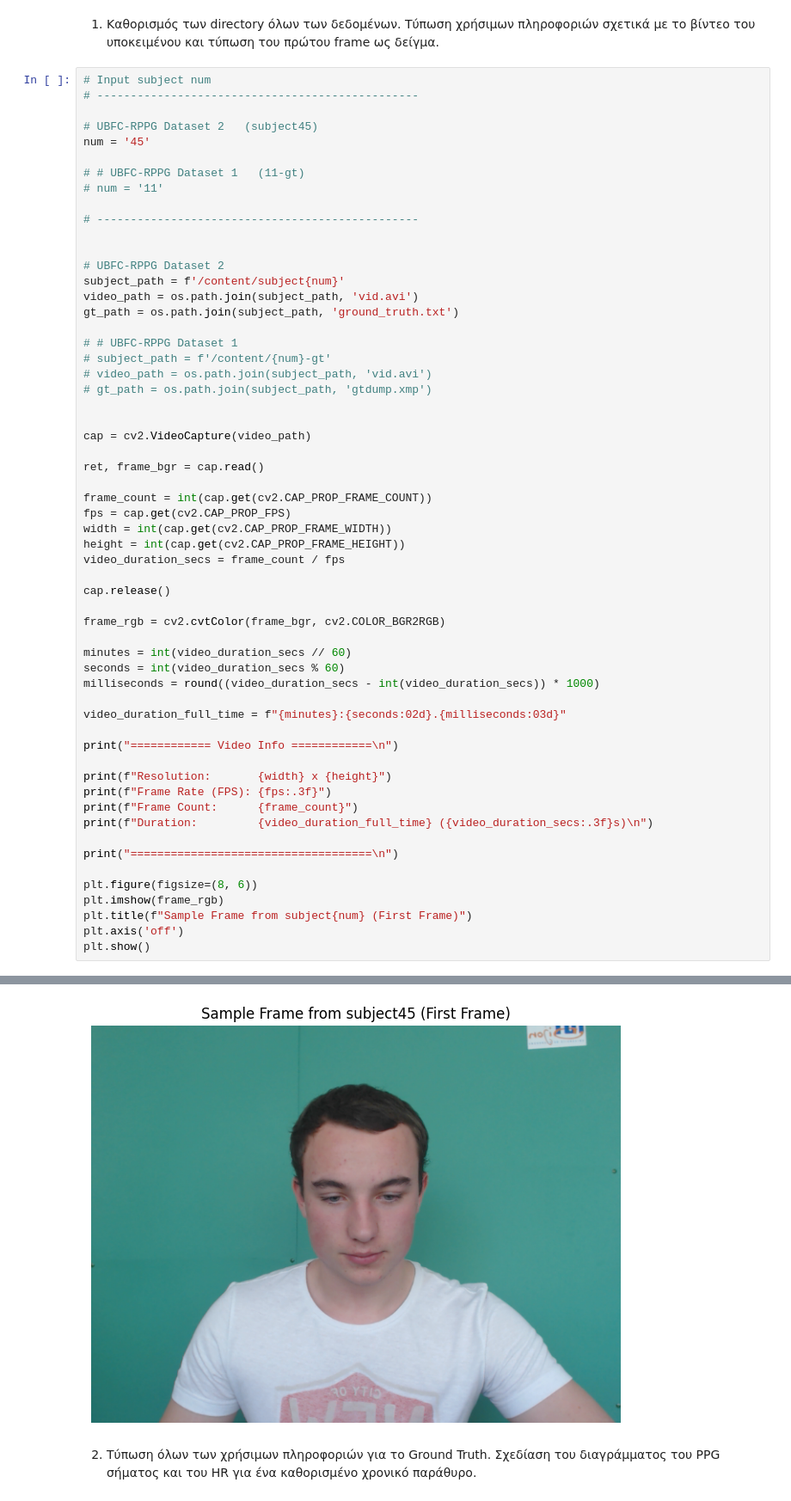
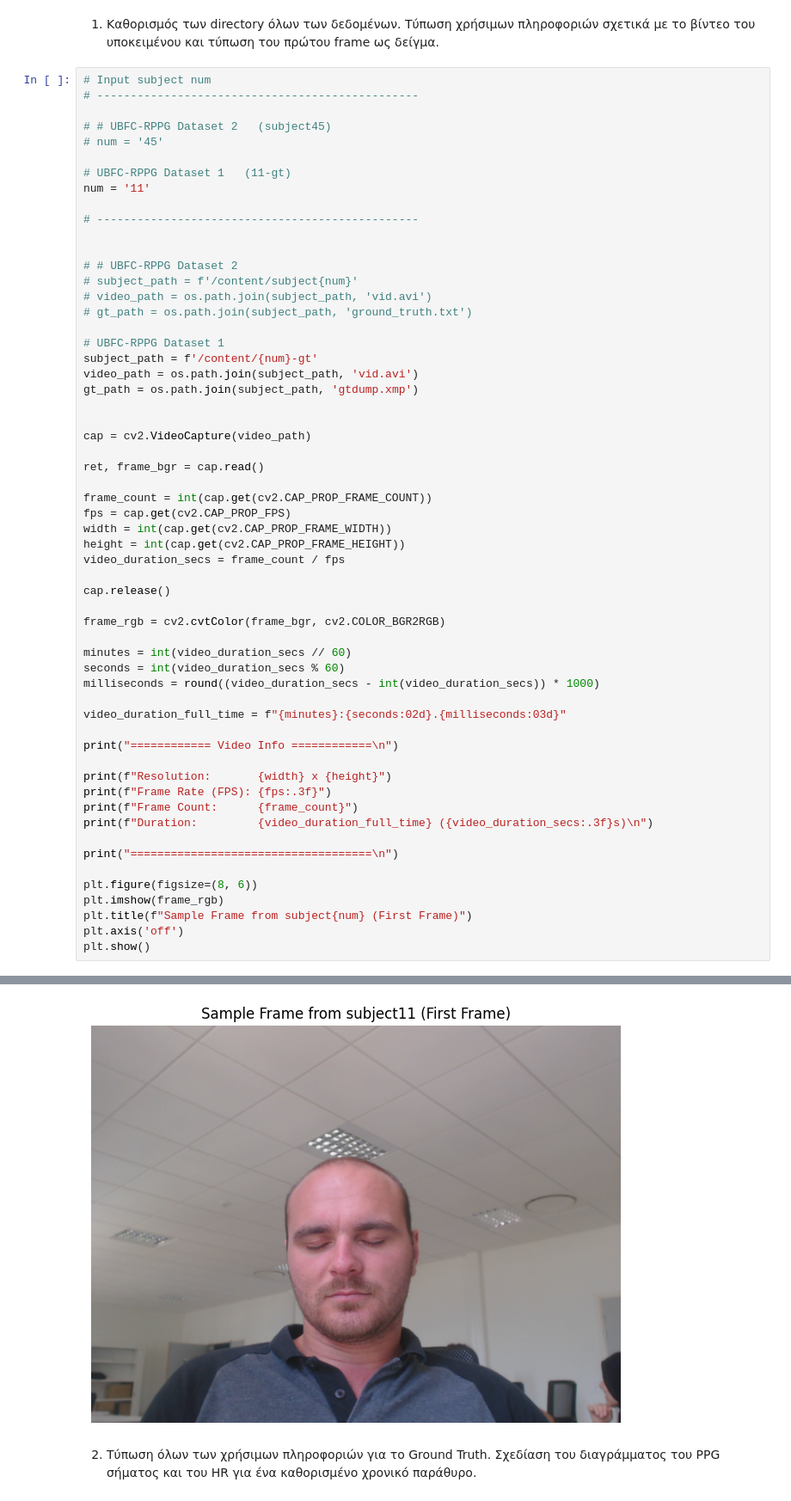
Before and after one commit to iliaxant/HR_Extraction_from_Video, a Jupyter notebook: HR_Extraction_from_Video.ipynb, the cells around one changed output, grey strips where cells are left out. Shown at 86% size. Cells and saved outputs as stored; diff of their text form.

```diff
--- a/HR_Extraction_from_Video.ipynb
+++ b/HR_Extraction_from_Video.ipynb
@@ -61,24 +61,24 @@ from scipy.fft import fft, fftfreq
 # Input subject num
 # ------------------------------------------------
 
-# UBFC-RPPG Dataset 2   (subject45)
-num = '45'
+# # UBFC-RPPG Dataset 2   (subject45)
+# num = '45'
 
-# # UBFC-RPPG Dataset 1   (11-gt)
-# num = '11'
+# UBFC-RPPG Dataset 1   (11-gt)
+num = '11'
 
 # ------------------------------------------------
 
 
-# UBFC-RPPG Dataset 2
-subject_path = f'/content/subject{num}'
+# # UBFC-RPPG Dataset 2
+# subject_path = f'/content/subject{num}'
+# video_path = os.path.join(subject_path, 'vid.avi')
+# gt_path = os.path.join(subject_path, 'ground_truth.txt')
+
+# UBFC-RPPG Dataset 1
+subject_path = f'/content/{num}-gt'
 video_path = os.path.join(subject_path, 'vid.avi')
-gt_path = os.path.join(subject_path, 'ground_truth.txt')
-
-# # UBFC-RPPG Dataset 1
-# subject_path = f'/content/{num}-gt'
-# video_path = os.path.join(subject_path, 'vid.avi')
-# gt_path = os.path.join(subject_path, 'gtdump.xmp')
+gt_path = os.path.join(subject_path, 'gtdump.xmp')
 
 
 cap = cv2.VideoCapture(video_path)
@@ -125,6 +125,6 @@ Duration:         1:07.845 (67.845s)
 
 ====================================
-[figure, old version]
+[figure, new version]
 # %% [markdown]
 2) Τύπωση όλων των χρήσιμων πληροφοριών για το Ground Truth. Σχεδίαση του διαγράμματος του PPG σήματος και του HR για ένα καθορισμένο χρονικό παράθυρο.
 # %%
```
Also changed, not shown: parts of 21 cells of this notebook.
